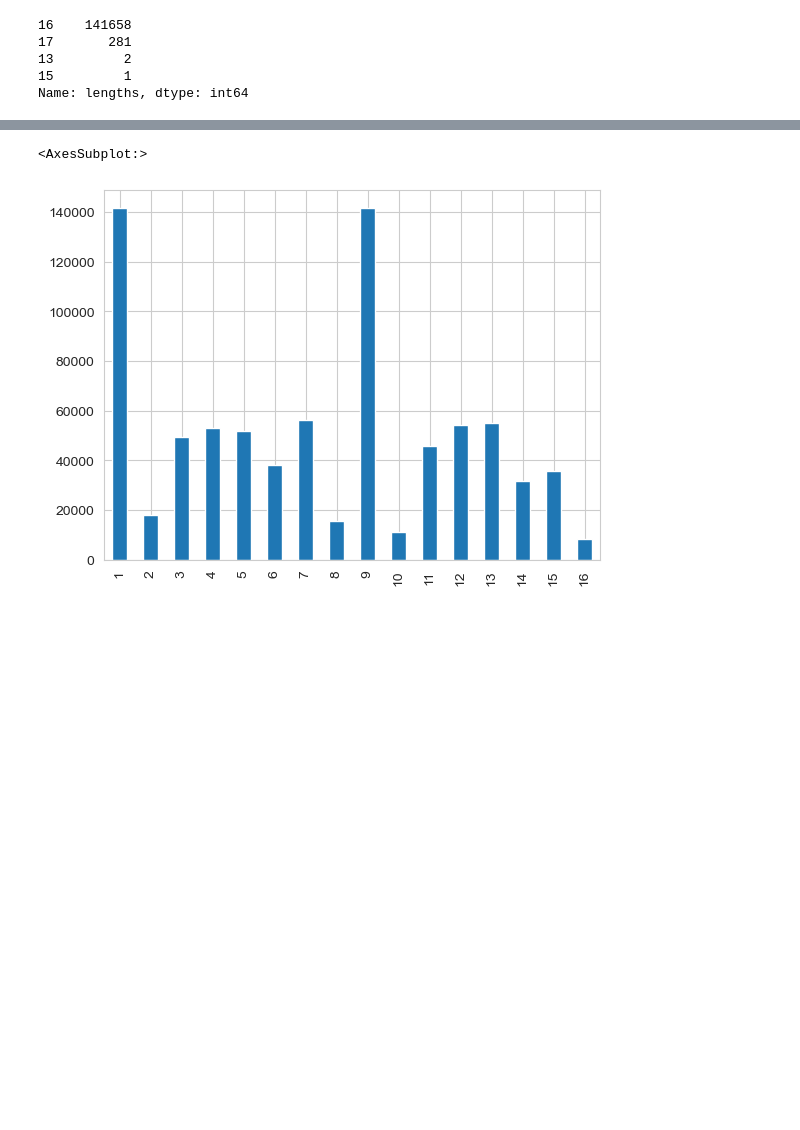
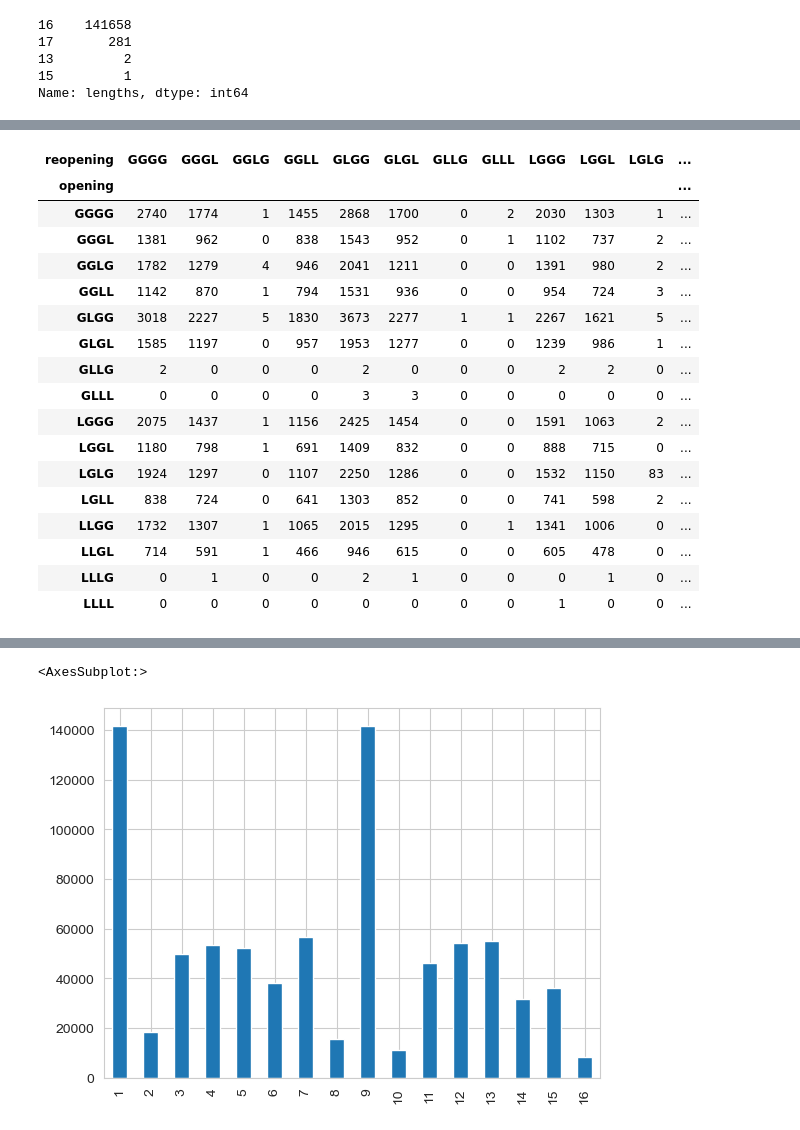
Before and after one commit to kmein/shloka, a Jupyter notebook: shloka-scansion/Shloka.ipynb, the cells around one changed output, grey strips where cells are left out. Cells and saved outputs as stored; diff of their text form; code cells hidden in the pictures; blank space fills up the shorter version.

```diff
--- a/shloka-scansion/Shloka.ipynb
+++ b/shloka-scansion/Shloka.ipynb
@@ -10,6 +10,7 @@ sns.set_style("whitegrid")
 pd.set_option("styler.format.decimal", ",")
 pd.set_option("styler.format.precision", 2)
 pd.set_option("styler.format.na_rep", "–")
+pd.set_option("mode.chained_assignment", None)
 
 def write_table(df, the_name, caption=""):
     with open(f"table-{the_name}.tex", "w") as f:
@@ -31,0 +112,21 @@ df_shlokas[df_shlokas.lengths.apply(lambda x: len(x.replace(".", ""))) < 16]
+# %%
+pd.crosstab(df_shlokas_16.opening, df_shlokas_16.reopening, normalize=False)
+# %% [output]
+| reopening | GGGG | GGGL | GGLG | GGLL | GLGG | GLGL | GLLG | GLLL | LGGG | LGGL | LGLG | ... |
+| opening |  |  |  |  |  |  |  |  |  |  |  | ... |
+| GGGG | 2740 | 1774 | 1 | 1455 | 2868 | 1700 | 0 | 2 | 2030 | 1303 | 1 | ... |
+| GGGL | 1381 | 962 | 0 | 838 | 1543 | 952 | 0 | 1 | 1102 | 737 | 2 | ... |
+| GGLG | 1782 | 1279 | 4 | 946 | 2041 | 1211 | 0 | 0 | 1391 | 980 | 2 | ... |
+| GGLL | 1142 | 870 | 1 | 794 | 1531 | 936 | 0 | 0 | 954 | 724 | 3 | ... |
+| GLGG | 3018 | 2227 | 5 | 1830 | 3673 | 2277 | 1 | 1 | 2267 | 1621 | 5 | ... |
+| GLGL | 1585 | 1197 | 0 | 957 | 1953 | 1277 | 0 | 0 | 1239 | 986 | 1 | ... |
+| GLLG | 2 | 0 | 0 | 0 | 2 | 0 | 0 | 0 | 2 | 2 | 0 | ... |
+| GLLL | 0 | 0 | 0 | 0 | 3 | 3 | 0 | 0 | 0 | 0 | 0 | ... |
+| LGGG | 2075 | 1437 | 1 | 1156 | 2425 | 1454 | 0 | 0 | 1591 | 1063 | 2 | ... |
+| LGGL | 1180 | 798 | 1 | 691 | 1409 | 832 | 0 | 0 | 888 | 715 | 0 | ... |
+| LGLG | 1924 | 1297 | 0 | 1107 | 2250 | 1286 | 0 | 0 | 1532 | 1150 | 83 | ... |
+| LGLL | 838 | 724 | 0 | 641 | 1303 | 852 | 0 | 0 | 741 | 598 | 2 | ... |
+| LLGG | 1732 | 1307 | 1 | 1065 | 2015 | 1295 | 0 | 1 | 1341 | 1006 | 0 | ... |
+| LLGL | 714 | 591 | 1 | 466 | 946 | 615 | 0 | 0 | 605 | 478 | 0 | ... |
+| LLLG | 0 | 1 | 0 | 0 | 2 | 1 | 0 | 0 | 0 | 1 | 0 | ... |
+| LLLL | 0 | 0 | 0 | 0 | 0 | 0 | 0 | 0 | 1 | 0 | 0 | ... |
```
Also changed, not shown: parts of 43 cells of this notebook.
